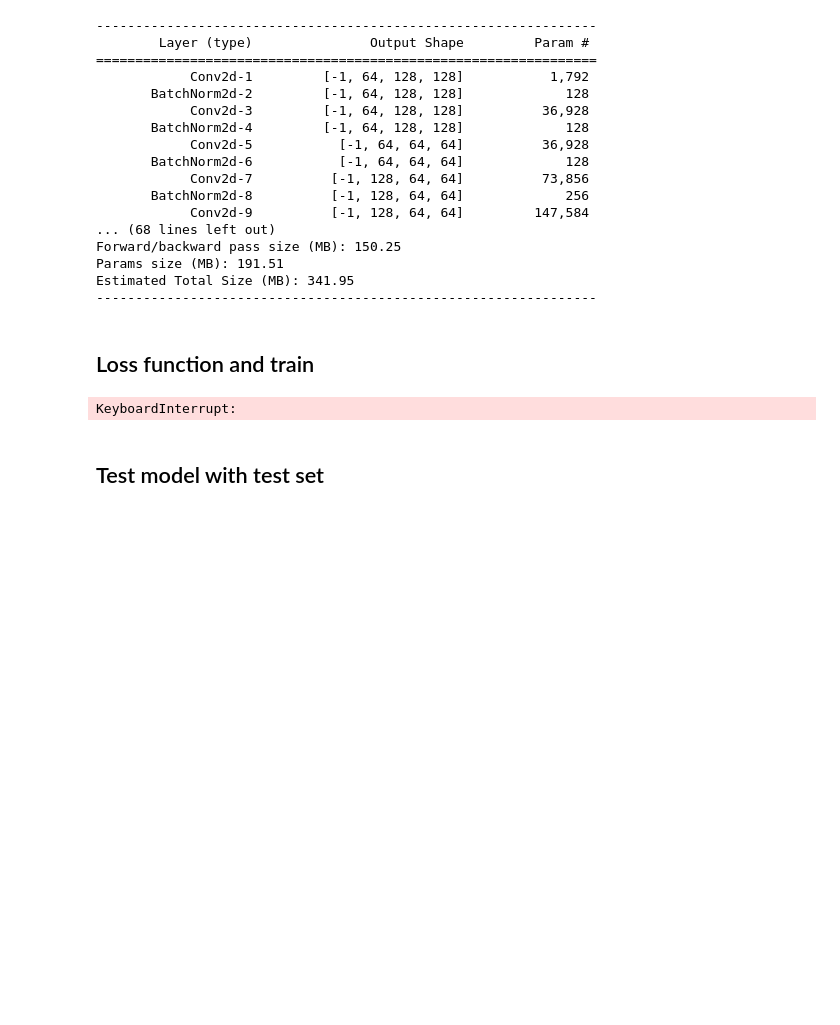
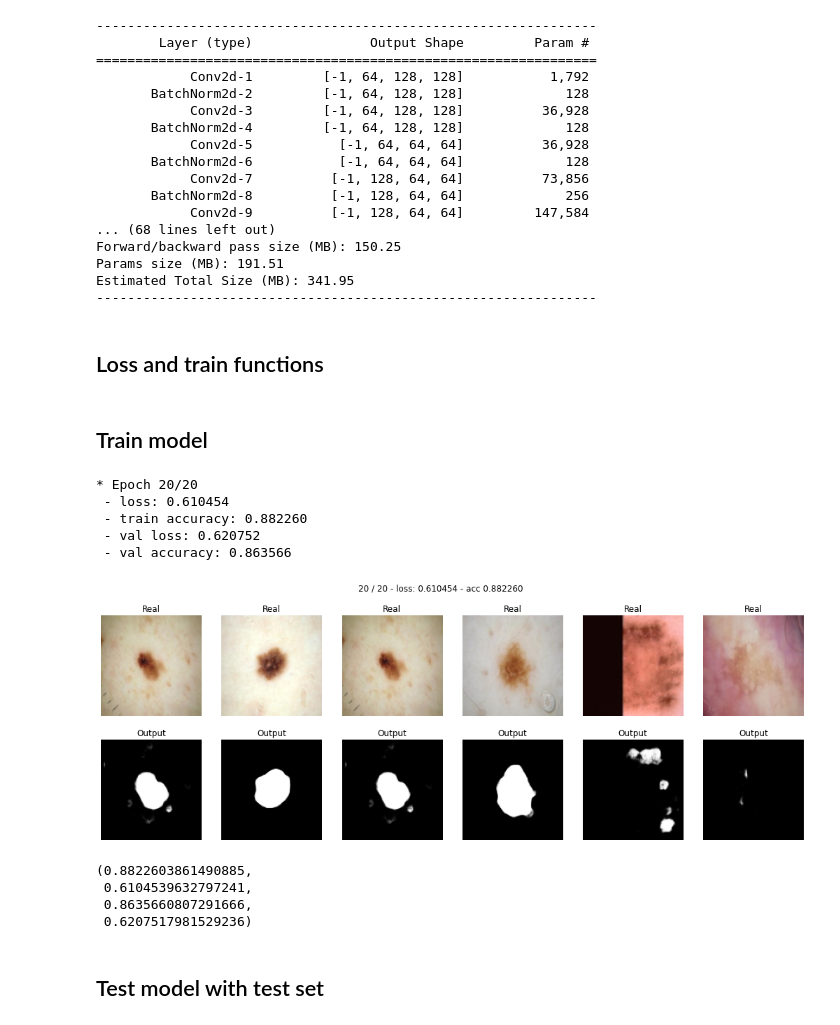
Before and after one commit to nikarav/Deep-Learning-In-Computer-Vision, a Jupyter notebook: Project3/Project3.ipynb, the cells around one changed output. Drawn from its saved outputs; the diff is of its cells as text; code cells hidden in the pictures; blank space fills up the shorter version.

```diff
--- a/Project3/Project3.ipynb
+++ b/Project3/Project3.ipynb
@@ -91,7 +91,7 @@ batch_size = 6
 trainset = ISIC(train=True, transform=train_transform)
 train_loader = DataLoader(trainset, batch_size=batch_size, shuffle=True, num_workers=3)
 validationset = ISIC(train=False, transform=test_transform)
-validation_loader = DataLoader(validationset, batch_size=batch_size, shuffle=False, num_workers=3)
+validation_loader = DataLoader(validationset, batch_size=batch_size, shuffle=True, num_workers=3)
 # %% [output]
 240
 60
@@ -594,7 +594,7 @@ Params size (MB): 191.51
 Estimated Total Size (MB): 341.95
 ----------------------------------------------------------------
 # %% [markdown]
-## Loss function and train
+## Loss and train functions
 # %%
 def bce_loss(y_real, y_pred):
     return torch.mean(y_pred - y_real*y_pred + torch.log(1 + torch.exp(-y_pred)))
@@ -678,7 +682,18 @@ def train(model, opt, loss_fn, epochs, train_loader, val_loader):
+# %% [markdown]
+## Train model
 # %%
-train(model, optim.Adam(model.parameters()), bce_loss, 50, train_loader, validation_loader)
+train(model, optim.Adam(model.parameters()), bce_loss, 20, train_loader, validation_loader)
 # %% [output]
-KeyboardInterrupt:
+* Epoch 20/20
+ - loss: 0.610454
+ - train accuracy: 0.882260
+ - val loss: 0.620752
+ - val accuracy: 0.863566
+[figure, added]
+(0.8822603861490885,
+ 0.6104539632797241,
+ 0.8635660807291666,
+ 0.6207517981529236)
 # %% [markdown]
 ## Test model with test set
 # %%
```
Also changed, not shown: parts of 23 cells of this notebook, 1 other file.
